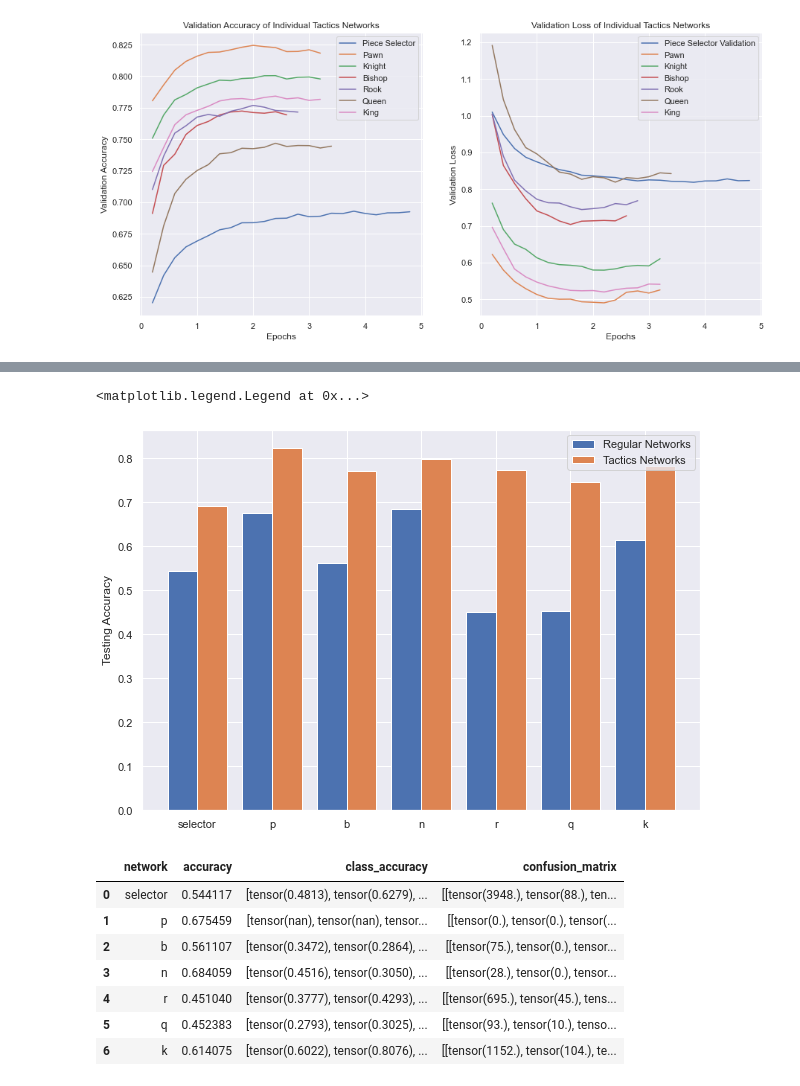
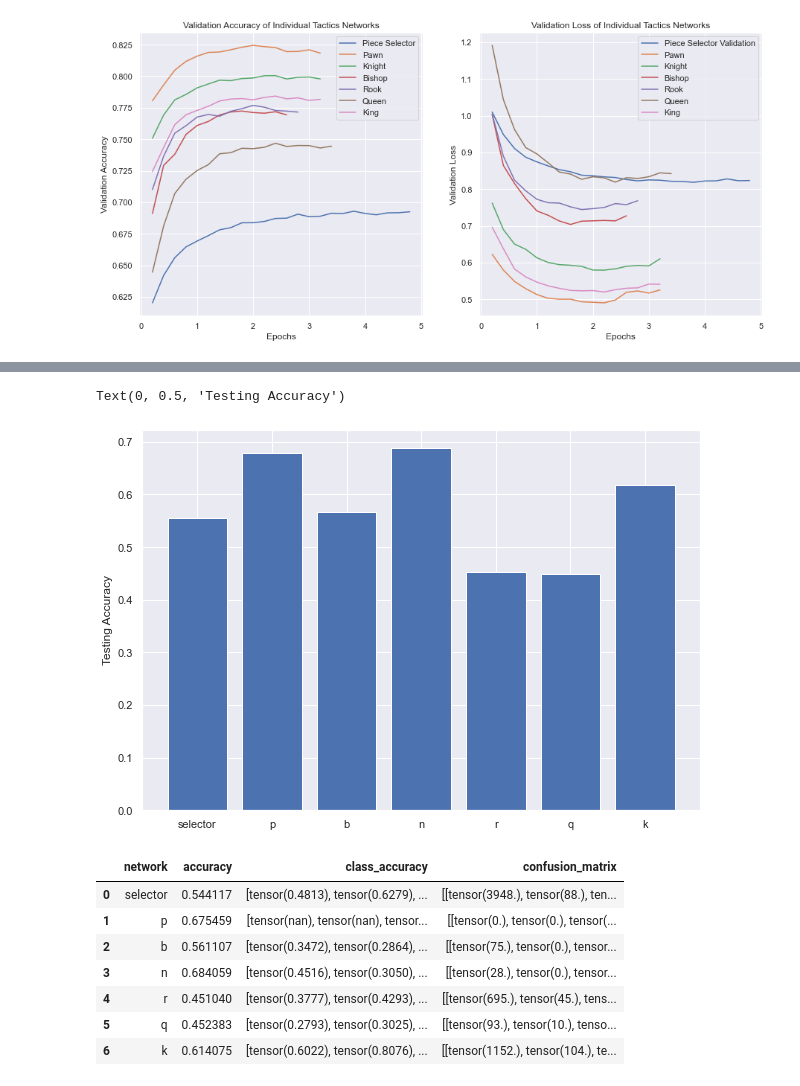
Before and after one commit to jerseyjosh/MockFish, a Jupyter notebook: visuals.ipynb, the cells around one changed output, grey strips where cells are left out. Drawn from its saved outputs; the diff is of its cells as text; code cells hidden in the pictures.

```diff
--- a/visuals.ipynb
+++ b/visuals.ipynb
@@ -128,13 +118,11 @@ puzzle_test_accuracy
 # %%
 plt.figure(figsize=(10,7))
-plt.bar(np.arange(len(test_accuracy)) - 0.2, test_accuracy.accuracy, width=0.4, label="Regular Networks")
-plt.bar(np.arange(len(test_accuracy)) + 0.2, puzzle_test_accuracy.accuracy, width=0.4, label="Tactics Networks")
+plt.bar(np.arange(len(test_accuracy)), test_accuracy.accuracy, label="Regular Networks")
 plt.xticks(np.arange(len(test_accuracy)), test_accuracy.network)
 plt.ylabel("Testing Accuracy")
-plt.legend()
 # %% [output]
-<matplotlib.legend.Legend at 0x...>
+Text(0, 0.5, 'Testing Accuracy')
-[figure, old version]
+[figure, new version]
 # %%
 testing_results
 # %% [output]
```
Also changed, not shown: parts of 5 cells of this notebook, 53 other files.
